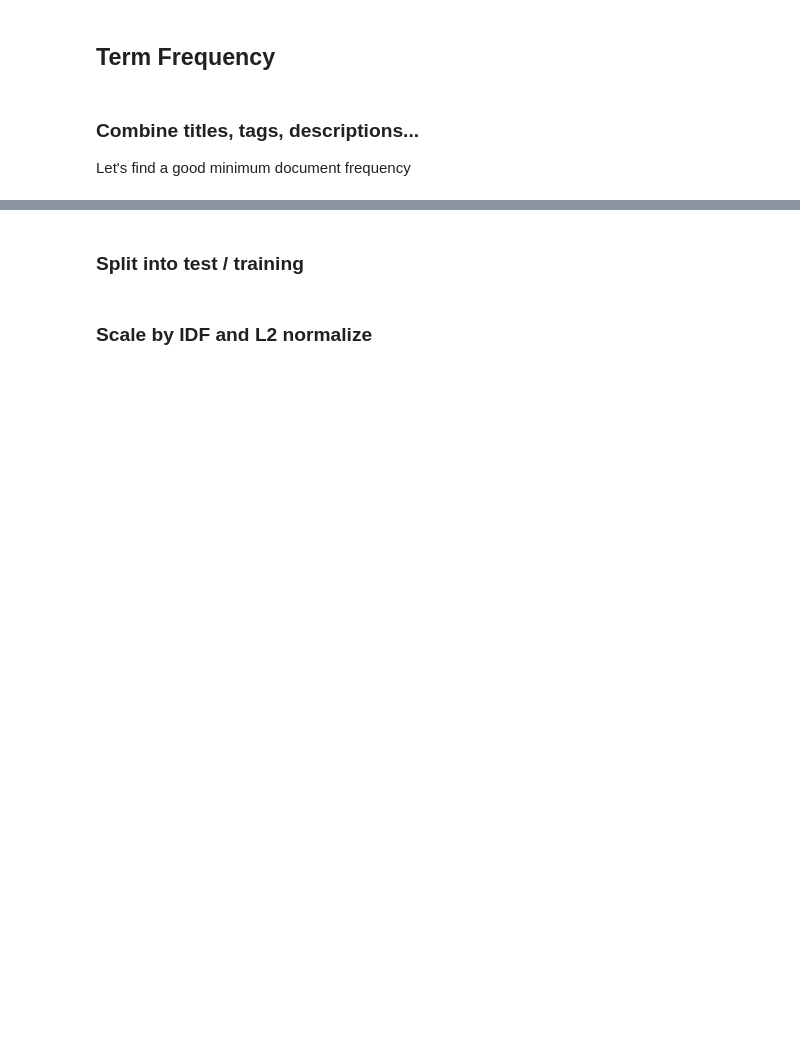
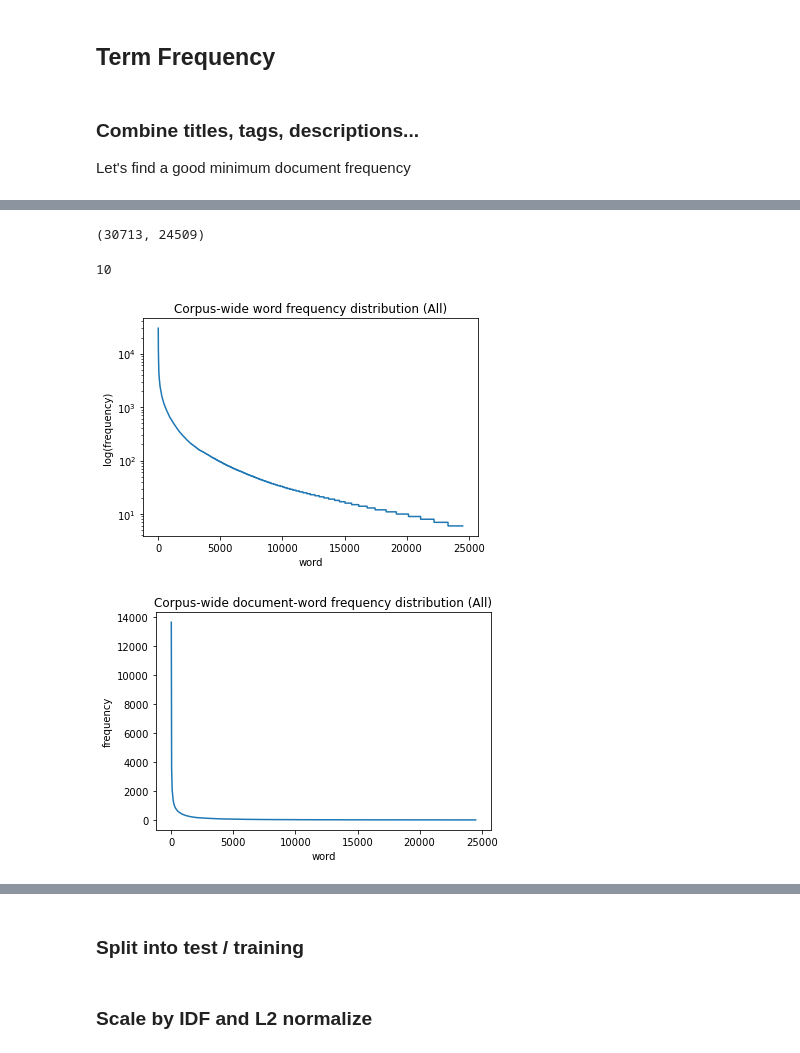
Before and after one commit to kduong781/youtube-category-predictor, a Jupyter notebook: sgd_class.ipynb, the cells around one changed output, grey strips where cells are left out. Cells and saved outputs as stored; diff of their text form; code cells hidden in the pictures; blank space fills up the shorter version.

```diff
--- a/sgd_class.ipynb
+++ b/sgd_class.ipynb
@@ -337,6 +339,6 @@ Elbow method? Try min_df of 4
 # %%
 combined = map(' '.join, zip(ctitles_stem, ctags_stem, cdesc_stem))
-count_vectorizer = CountVectorizer(max_df=0.5, min_df=5)
+count_vectorizer = CountVectorizer(max_df=0.5, min_df=6)
 combined_tf = count_vectorizer.fit_transform(combined)
 combined_tf.shape
 # %% [output]
@@ -344,2 +346,12 @@ combined_tf.shape
 # %%
 feature_names = count_vectorizer.get_feature_names()
+# %%
+%%time
+tmp = combined_tf.tocsc()
+tmp = tmp.sum(axis=0)
+num_cols = tmp.shape[1]
+tmp = tmp.tolist()[0]
+
+terms = {i: val for i, val in enumerate(tmp)}
+
+del tmp, num_cols
@@ -345,0 +361,43 @@ feature_names = count_vectorizer.get_feature_names()
+# %%
+combined_tf.shape
+# %% [output]
+(30713, 24509)
+# %%
+combined_tf.getcol(0).count_nonzero()
+# %% [output]
+10
+# %%
+def plotWf(dictionary, title, logscale=True):
+    r"""Plot collection-wide word frequencies."""
+    plt.plot(sorted(dictionary.values(), reverse=True))
+    plt.xlabel('word')
+    plt.ylabel('frequency')
+    if logscale is True:
+        plt.yscale('log')
+        plt.ylabel('log(frequency)')
+    plt.title(f'Corpus-wide word frequency distribution ({title})')
+    plt.show()
+
+def plotDf(mat, title, logscale=False):
+    r"""Plot collection-wide document-word frequencies."""
+    # document word frequency
+    df = defaultdict(int)
+    num_cols = mat.shape[1]
+    for col in range(num_cols):
+        df[col] += mat.getcol(col).count_nonzero()
+
+    plt.plot(sorted(df.values(), reverse=True))
+    plt.xlabel('word')
+    plt.ylabel('frequency')
+    if logscale is True:
+        plt.yscale('log')
+        plt.ylabel('log(frequency)')
+    plt.title(f'Corpus-wide document-word frequency distribution ({title})')
+    plt.show()
+# %%
+%%time
+plotWf(terms, 'All', logscale=True)
+plotDf(combined_tf, 'All', logscale=False)
+# %% [output]
+[figure, added]
+[figure, added]
```
Also changed, not shown: parts of 49 cells of this notebook, 2 other files.
